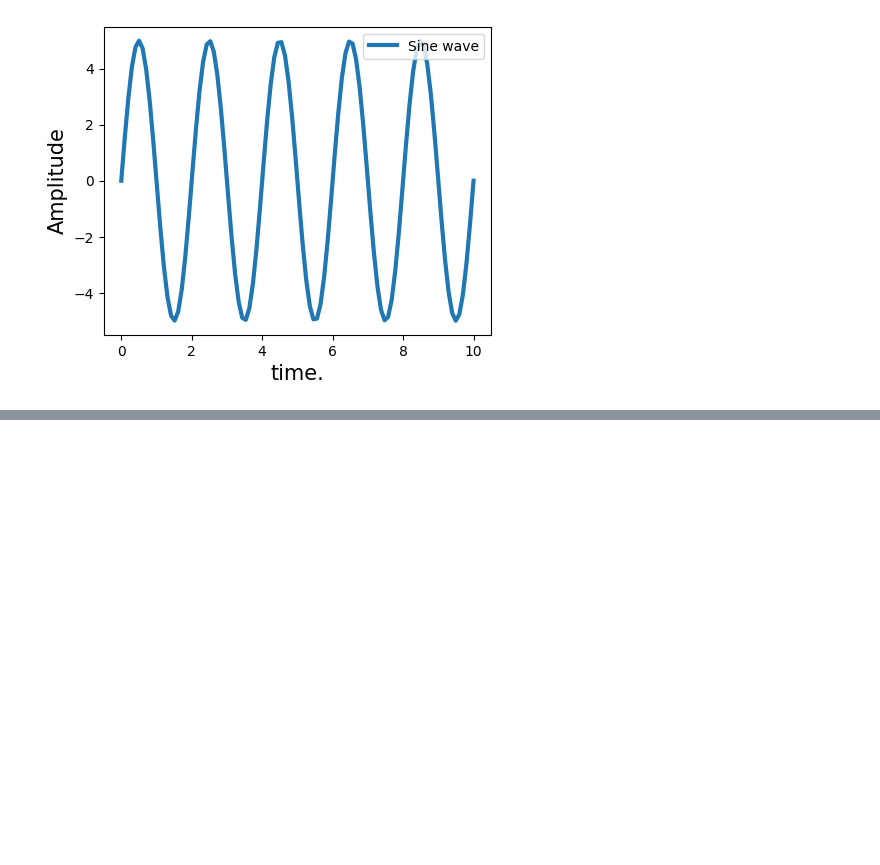
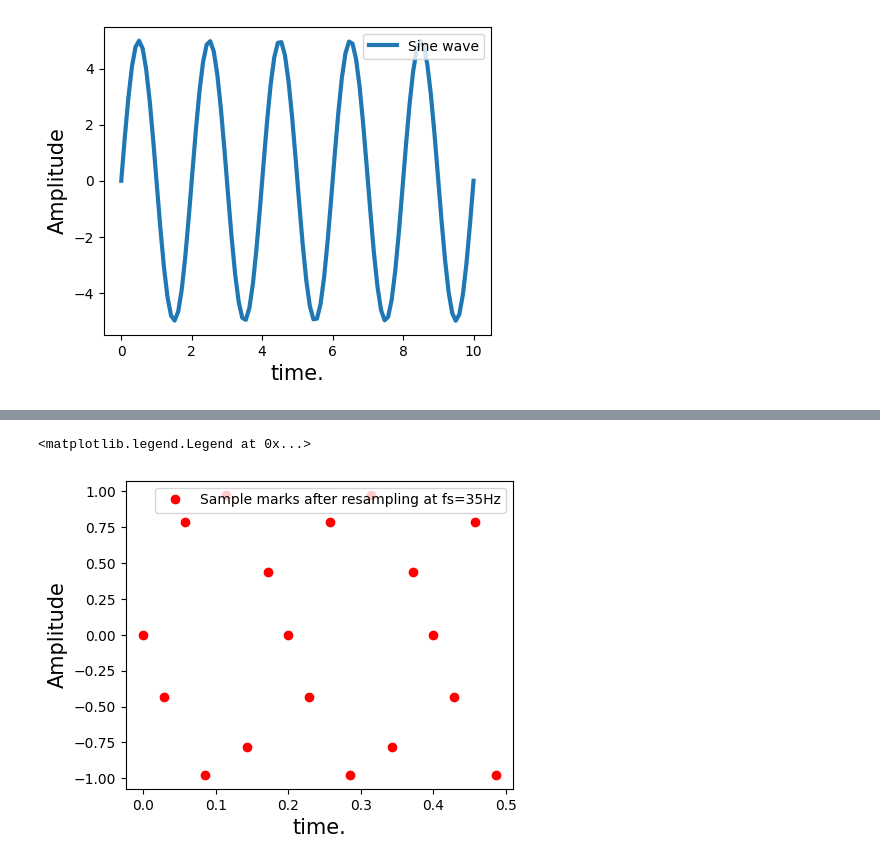
Before and after one commit to ThieuDuong0111/Digital-Signal-Processing, a Jupyter notebook: FSB/Kaggle/signal-processing.ipynb, the cells around one changed output, grey strips where cells are left out. Cells and saved outputs as stored; diff of their text form; code cells hidden in the pictures; blank space fills up the shorter version.

```diff
--- a/FSB/Kaggle/signal-processing.ipynb
+++ b/FSB/Kaggle/signal-processing.ipynb
@@ -144,0 +213,9 @@ plt.legend(fontsize=10, loc='upper right')
+# %%
+plt.figure(figsize=(5, 4))
+plt.plot(nT, x2, 'ro', label='Sample marks after resampling at fs=35Hz')
+plt.xlabel('time.', fontsize=15)
+plt.ylabel('Amplitude', fontsize=15)
+plt.legend(fontsize=10, loc='upper right')
+# %% [output]
+<matplotlib.legend.Legend at 0x...>
+[figure, added]
```
Also changed, not shown: parts of 11 cells of this notebook.
